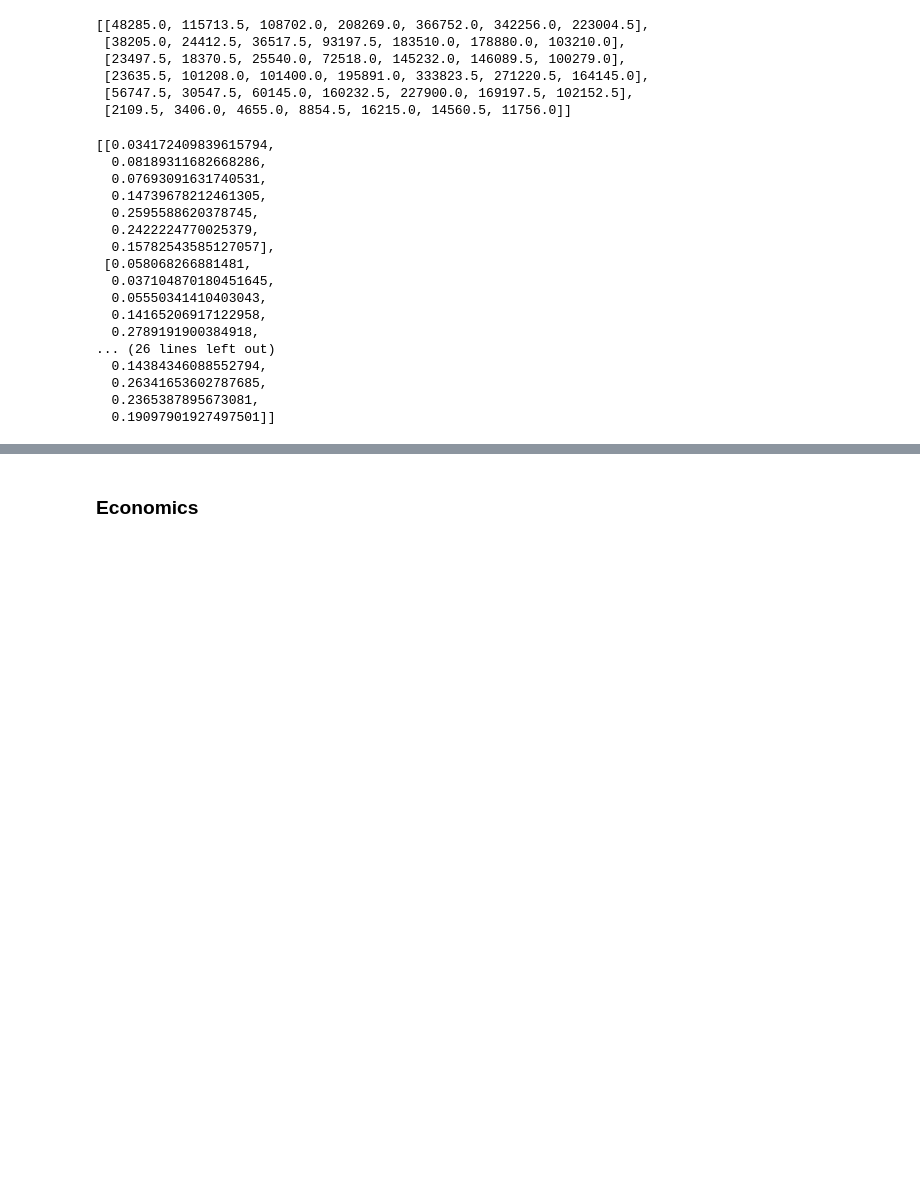
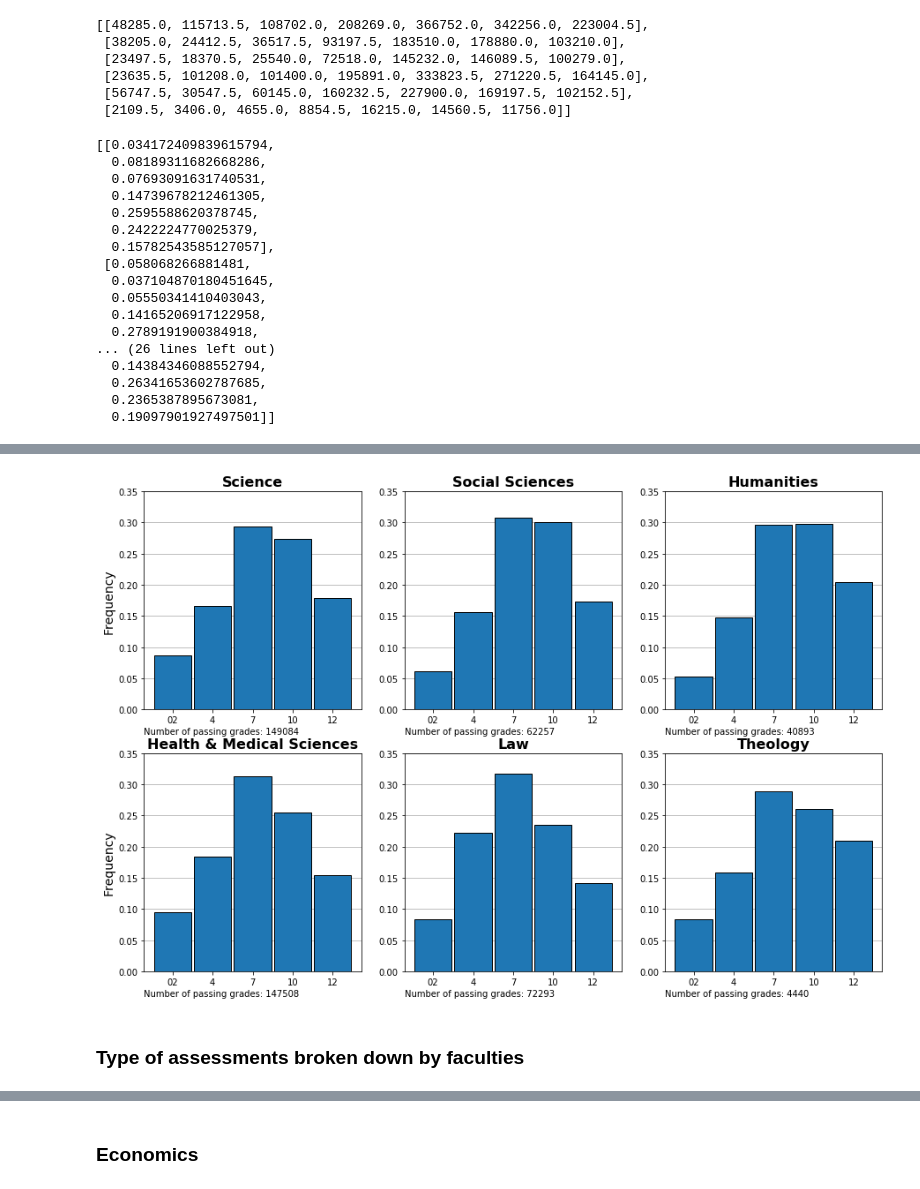
Before and after one commit to tnv875/Group18-NoTeeth, a Jupyter notebook: Exam project/Jens/Load final data set (ONLY DUPLICATE)-Copy1.ipynb, the cells around one changed output, grey strips where cells are left out. Saved outputs shown, nothing was run; the diff lists cells and outputs as text; code cells hidden in the pictures; blank space fills up the shorter version.

```diff
--- a/Exam project/Jens/Load final data set (ONLY DUPLICATE)-Copy1.ipynb
+++ b/Exam project/Jens/Load final data set (ONLY DUPLICATE)-Copy1.ipynb
@@ -346,0 +381,18 @@ f.savefig('histogram_gades_split_faculty_ECTS_weight.png')
+# %%
+# calc frequencies
+
+y_no_fail_ects_freq = []
+
+# running through each faculty
+for i in range(len(y_ects)):
+
+    y_no_fail_ects_freq_inner = []
+
+    # calc frequencies
+    for q in range(len(y_no_fail_ects[i])):
+        y_no_fail_ects_freq_inner.append(y_no_fail_ects[i][q]/sum(y_no_fail_ects[i]))
+
+    y_no_fail_ects_freq.append(y_no_fail_ects_freq_inner)
+
+
+y_no_fail_ects_freq
@@ -346,0 +417,52 @@ f.savefig('histogram_gades_split_faculty_ECTS_weight.png')
+# %%
+f, ax = plt.subplots(figsize=(15,10))
+
+plt.subplot(2, 3, 1)
+plt.title(Faculty_names[0], fontsize = 16, weight = 'bold')
+plt.ylim([0,0.35])
+plt.grid(axis ='y',zorder=0)
+plt.ylabel('Frequency',fontsize=14)
+plt.annotate('Number of passing grades: '+ str(list_no_fail_number_of_grades_faculties[0]), (0,0), (0, -20), xycoords='axes fraction', textcoords='offset points', va='top')
+plt.bar(x_no_fail, y_no_fail_ects_freq[0], width=0.93, edgecolor='black',zorder=3)
+
+plt.subplot(2, 3, 2)
+plt.title(Faculty_names[1], fontsize = 16, weight = 'bold')
+plt.ylim([0,0.35])
+plt.grid(axis ='y',zorder=0)
+plt.annotate('Number of passing grades: '+ str(list_no_fail_number_of_grades_faculties[1]), (0,0), (0, -20), xycoords='axes fraction', textcoords='offset points', va='top')
+plt.bar(x_no_fail, y_no_fail_ects_freq[1], width=0.93, edgecolor='black',zorder=3)
+
+plt.subplot(2, 3, 3)
+plt.title(Faculty_names[2], fontsize = 16, weight = 'bold')
+plt.ylim([0,0.35])
+plt.grid(axis ='y',zorder=0)
+plt.annotate('Number of passing grades: '+ str(list_no_fail_number_of_grades_faculties[2]), (0,0), (0, -20), xycoords='axes fraction', textcoords='offset points', va='top')
+plt.bar(x_no_fail, y_no_fail_ects_freq[2], width=0.93, edgecolor='black',zorder=3)
+
+plt.subplot(2, 3, 4)
+plt.title(Faculty_names[3], fontsize = 16, weight = 'bold')
+plt.ylim([0,0.35])
+plt.grid(axis ='y',zorder=0)
+plt.ylabel('Frequency',fontsize=14)
+plt.annotate('Number of passing grades: '+ str(list_no_fail_number_of_grades_faculties[3]), (0,0), (0, -20), xycoords='axes fraction', textcoords='offset points', va='top')
+plt.bar(x_no_fail, y_no_fail_ects_freq[3], width=0.93, edgecolor='black',zorder=3)
+
+plt.subplot(2, 3, 5)
+plt.title(Faculty_names[4], fontsize = 16, weight = 'bold')
+plt.ylim([0,0.35])
+plt.grid(axis ='y',zorder=0)
+plt.annotate('Number of passing grades: '+ str(list_no_fail_number_of_grades_faculties[4]), (0,0), (0, -20), xycoords='axes fraction', textcoords='offset points', va='top')
+plt.bar(x_no_fail, y_no_fail_ects_freq[4], width=0.93, edgecolor='black',zorder=3)
+
+plt.subplot(2, 3, 6)
+plt.title(Faculty_names[5], fontsize = 16, weight = 'bold')
+plt.ylim([0,0.35])
+plt.grid(axis ='y',zorder=0)
+plt.annotate('Number of passing grades: '+ str(list_no_fail_number_of_grades_faculties[5]), (0,0), (0, -20), xycoords='axes fraction', textcoords='offset points', va='top')
+plt.bar(x_no_fail, y_no_fail_ects_freq[5], width=0.93, edgecolor='black',zorder=3)
+
+f.savefig('histogram_gades_split_faculty_ECTS_weight_NO_FAIL.png')
+# %% [output]
+[figure, added]
+# %% [markdown]
+### Type of assessments broken down by faculties
```
Also changed, not shown: parts of 24 cells of this notebook, 7 other files.
